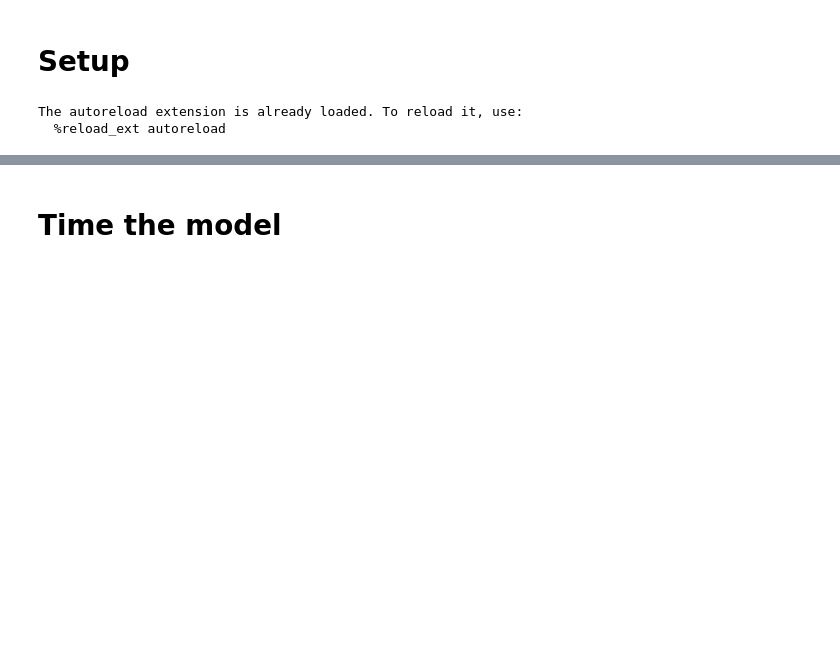
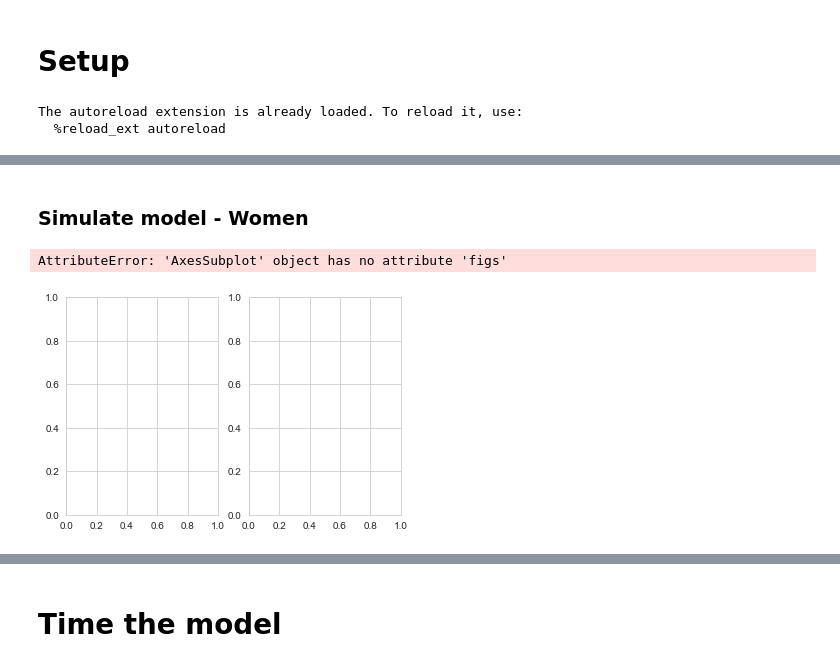
Before and after one commit to mathiassunesen/Speciale_retirement, a Jupyter notebook: Main/Frederik.ipynb, the cells around one changed output, grey strips where cells are left out. Drawn from its saved outputs; the diff is of its cells as text; code cells hidden in the pictures; blank space fills up the shorter version.

```diff
--- a/Main/Frederik.ipynb
+++ b/Main/Frederik.ipynb
@@ -19,0 +54,9 @@ model.simulate()
+# %% [markdown]
+### Simulate model - Women
+# %%
+fig, (ax1, ax2) = plt.subplots(1, 2)
+ax1.figs.retirement_probs(model)
+ax2.figs.retirement_probs(model)
+# %% [output]
+AttributeError: 'AxesSubplot' object has no attribute 'figs'
+[figure, added]
```
Also changed, not shown: parts of 21 cells of this notebook, 9 other files.
